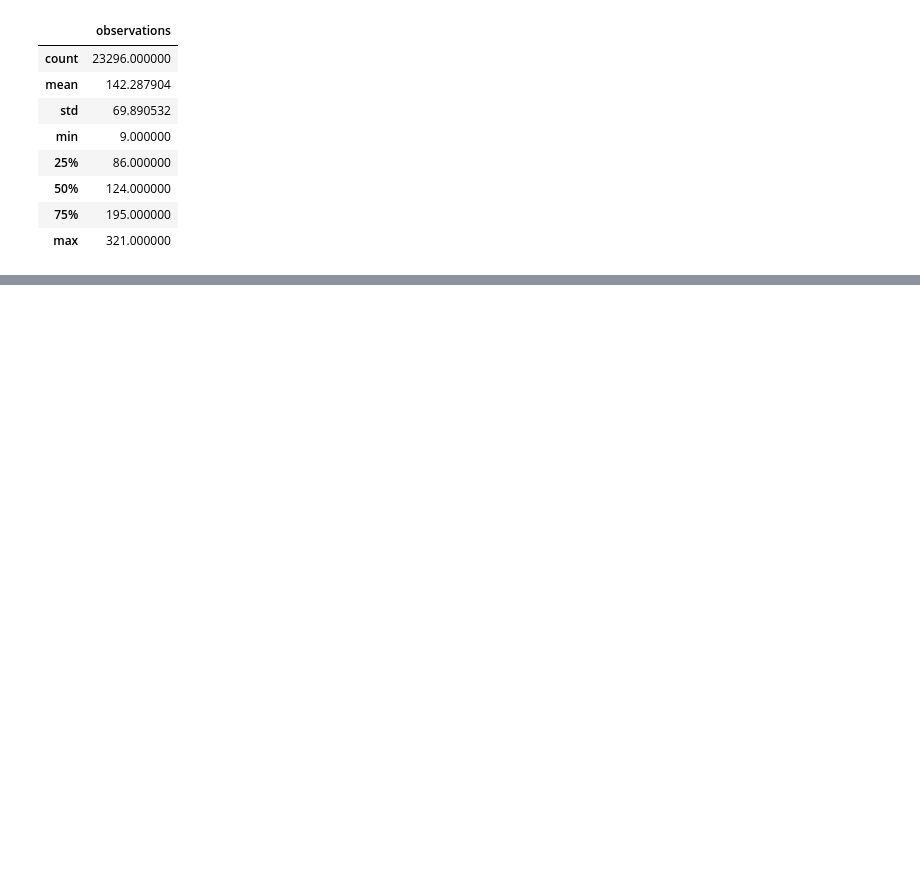
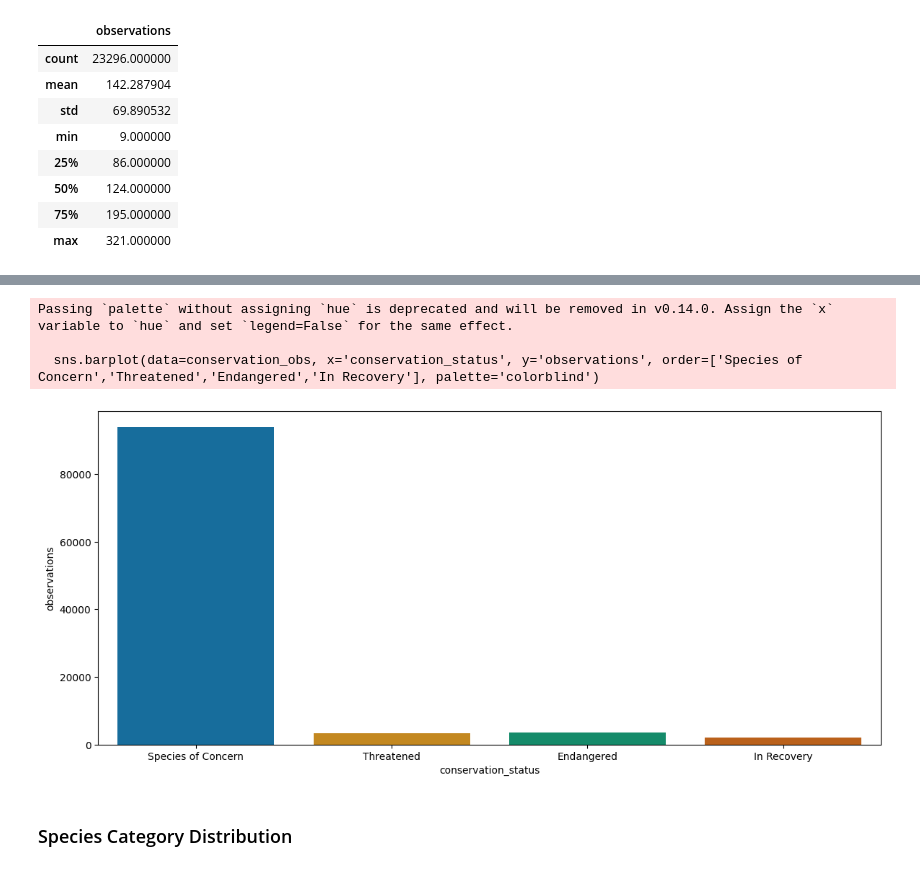
Before and after one commit to raserr11/Biodiversity-Course-Project, a Jupyter notebook: biodiversity.ipynb, the cells around one changed output, grey strips where cells are left out. Cells and saved outputs as stored; diff of their text form; code cells hidden in the pictures; blank space fills up the shorter version.

```diff
--- a/biodiversity.ipynb
+++ b/biodiversity.ipynb
@@ -44,0 +74,2 @@ species_df.head()
+# %%
+observations_df.drop_duplicates(inplace=True)
@@ -44,0 +143,4 @@ species_df.head()
+# %%
+# Merge original DataFrames to extract total observations per category
+merged_df = pd.merge(observations_df, species_df[['scientific_name', 'category', 'conservation_status']], on='scientific_name', how='left')
+merged_df
@@ -44,0 +161,3 @@ species_df.head()
+# %%
+conservation_obs = merged_df.dropna().groupby('conservation_status')['observations'].sum().reset_index()
+conservation_obs
@@ -44,0 +170,11 @@ species_df.head()
+# %%
+plt.figure(figsize=(14,6))
+sns.barplot(data=conservation_obs, x='conservation_status', y='observations', order=['Species of Concern','Threatened','Endangered','In Recovery'], palette='colorblind')
+plt.show()
+# %% [output]
+Passing `palette` without assigning `hue` is deprecated and will be removed in v0.14.0. Assign the `x` variable to `hue` and set `legend=False` for the same effect.
+
+  sns.barplot(data=conservation_obs, x='conservation_status', y='observations', order=['Species of Concern','Threatened','Endangered','In Recovery'], palette='colorblind')
+[figure, added]
+# %% [markdown]
+### Species Category Distribution
```
Also changed, not shown: parts of 33 cells of this notebook, 1 other file.
